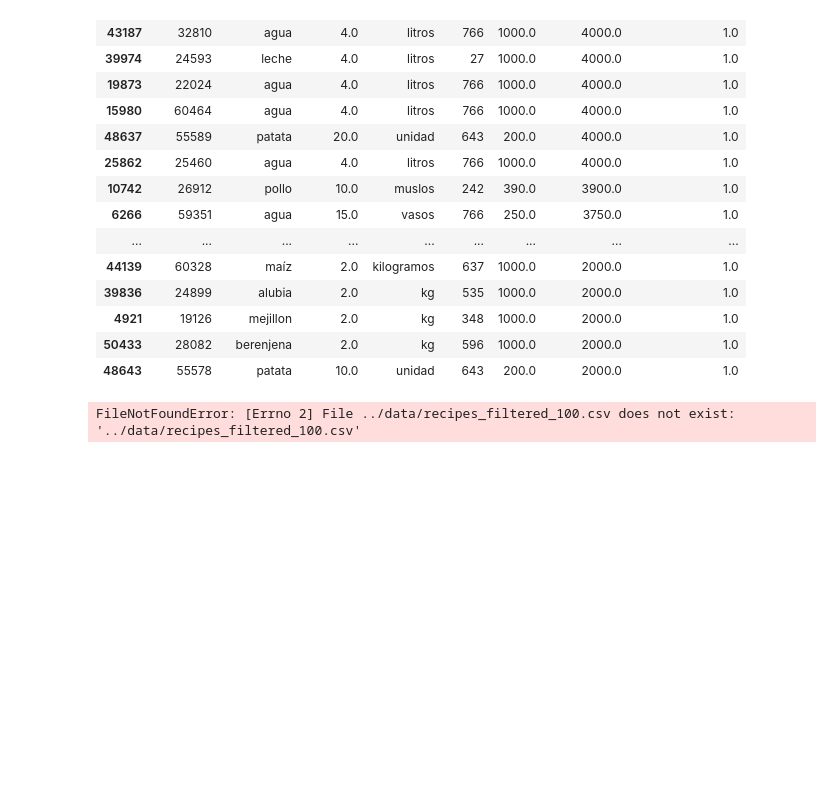
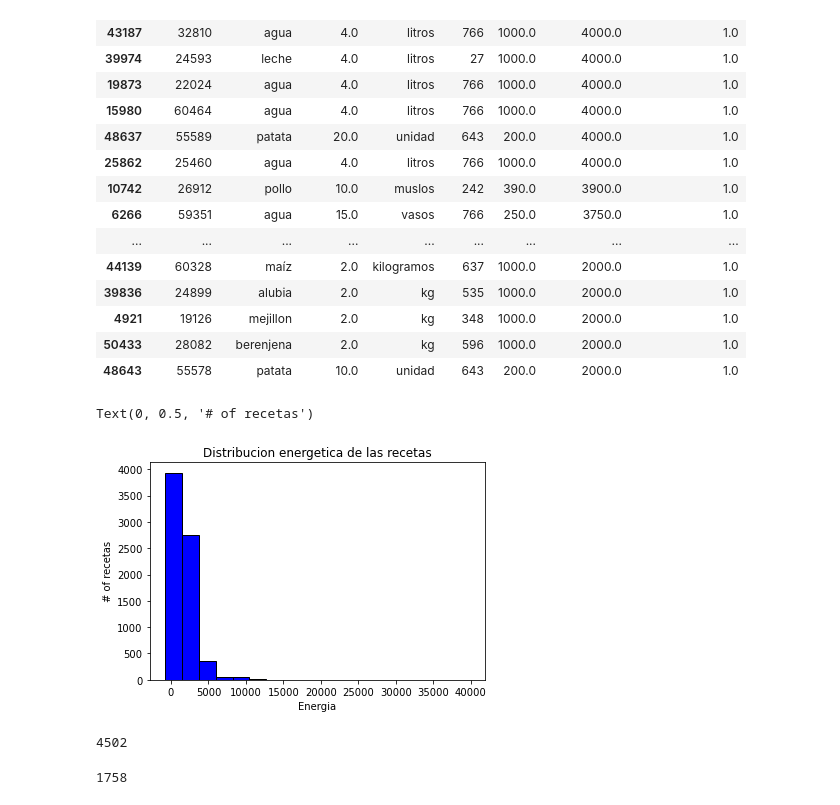
Before and after one commit to Shenia23/mangio, a Jupyter notebook: notebooks/Ingredient_Analysis.ipynb, the cells around one changed output. Saved outputs shown, nothing was run; the diff lists cells and outputs as text; code cells hidden in the pictures; blank space fills up the shorter version.

```diff
--- a/notebooks/Ingredient_Analysis.ipynb
+++ b/notebooks/Ingredient_Analysis.ipynb
@@ -139,6 +139,28 @@ ingredients.sort_values(['Total_Grams'], ascending=False)[:60]
 | 50433 | 28082 | berenjena | 2.0 | kg | 596 | 1000.0 | 2000.0 | 1.0 |
 | 48643 | 55578 | patata | 10.0 | unidad | 643 | 200.0 | 2000.0 | 1.0 |
 # %%
-recipes = pd.read_csv("../data/recipes_filtered_100.csv")
+nutritional_values = pd.read_csv("../data/nutritional_values.csv")
-# %% [output]
-FileNotFoundError: [Errno 2] File ../data/recipes_filtered_100.csv does not exist: '../data/recipes_filtered_100.csv'
+# %%
+# Import the libraries
+import matplotlib.pyplot as plt
+import seaborn as sns
+
+# matplotlib histogram
+plt.hist(nutritional_values['energia'], color = 'blue', edgecolor = 'black',
+         bins = int(180/10))
+
+# Add labels
+plt.title('Distribucion energetica de las recetas')
+plt.xlabel('Energia')
+plt.ylabel('# of recetas')
+# %% [output]
+Text(0, 0.5, '# of recetas')
+[figure, added]
+# %%
+len(nutritional_values[(nutritional_values['energia']>1000)])
+# %% [output]
+4502
+# %%
+len(nutritional_values[(nutritional_values['energia']<700)])
+# %% [output]
+1758
```
Also changed, not shown: parts of 4 cells of this notebook, 9 other files.
